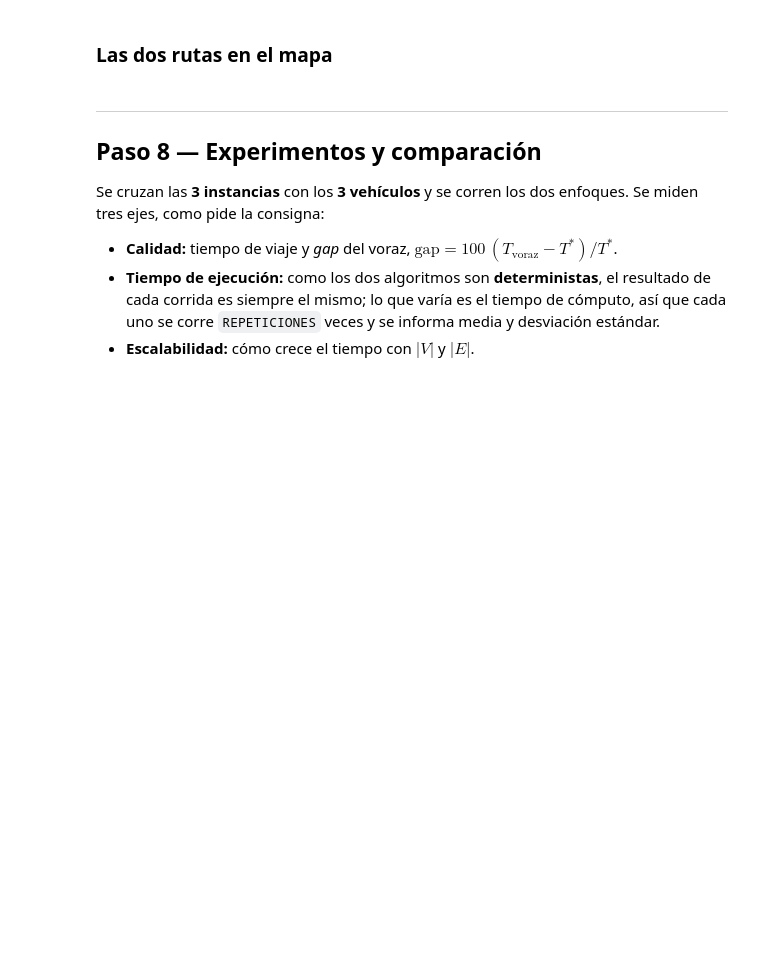
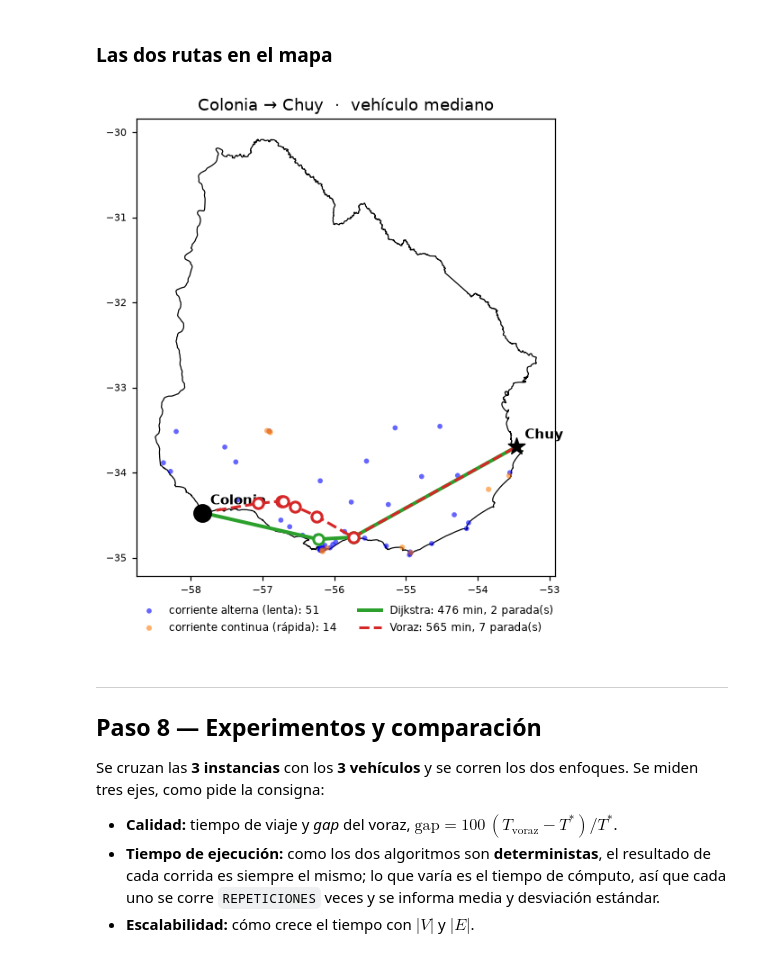
Before and after one commit to constanza-bonino/rutas-vehiculos-electricos-uy, a Jupyter notebook: rutas_ve_uruguay.ipynb, the cells around one changed output. Cells and saved outputs as stored; diff of their text form; code cells hidden in the pictures; blank space fills up the shorter version.

```diff
--- a/rutas_ve_uruguay.ipynb
+++ b/rutas_ve_uruguay.ipynb
@@ -889,29 +939,32 @@ display(detalle_ruta(G, res_v))
 # %%
 def dibujar_rutas(G, resultados, ax=None):
     I = G.inst
     if ax is None:
         _, ax = plt.subplots(figsize=(7, 6))
-    dibujar_red(ax, PUNTOS.iloc[I.nodos[2:]], alpha=0.35,
+    dibujar_red(ax, PUNTOS.iloc[I.nodos[2:]], alpha=0.6,
                 titulo=f"{I.origen} → {I.destino}  ·  vehículo {G.veh.nombre}")
-    estilos = {"Dijkstra": dict(ls="-", lw=2.6), "Voraz": dict(ls="--", lw=2.0)}
+    estilos = {"Dijkstra": dict(color="tab:green", ls="-", lw=2.6),
+               "Voraz": dict(color="tab:red", ls="--", lw=2.0)}
     for r in resultados:
         if not r.factible:
             continue
         pts = PUNTOS.iloc[[I.nodos[k] for k in r.camino]]
         linea, = ax.plot(pts.lon, pts.lat, zorder=4, **estilos[r.algoritmo],
                          label=f"{r.algoritmo}: {r.costo_h*60:.0f} min, {r.paradas} parada(s)")
         ax.scatter(pts.lon[1:-1], pts.lat[1:-1], s=55, facecolors="white",
                    edgecolors=linea.get_color(), linewidths=2, zorder=5)
     for k, m in ((0, "o"), (1, "*")):
         p = PUNTOS.iloc[I.nodos[k]]
-        ax.scatter(p.lon, p.lat, s=160, marker=m, zorder=6)
+        ax.scatter(p.lon, p.lat, s=160, marker=m, color="black", zorder=6)
         ax.annotate(p.nombre, (p.lon, p.lat), xytext=(6, 6), textcoords="offset points",
                     fontweight="bold")
     ax.legend(loc="upper center", bbox_to_anchor=(0.5, 0), borderaxespad=2.2,
               ncol=2, fontsize=8, frameon=False)
     return ax
 
 dibujar_rutas(G, [res_d, res_v]); guardar("ruta_ejemplo")
+# %% [output]
+[figure, added]
 # %% [markdown]
 ---
 ## Paso 8 — Experimentos y comparación
```
Also changed, not shown: parts of 21 cells of this notebook, 9 other files.
